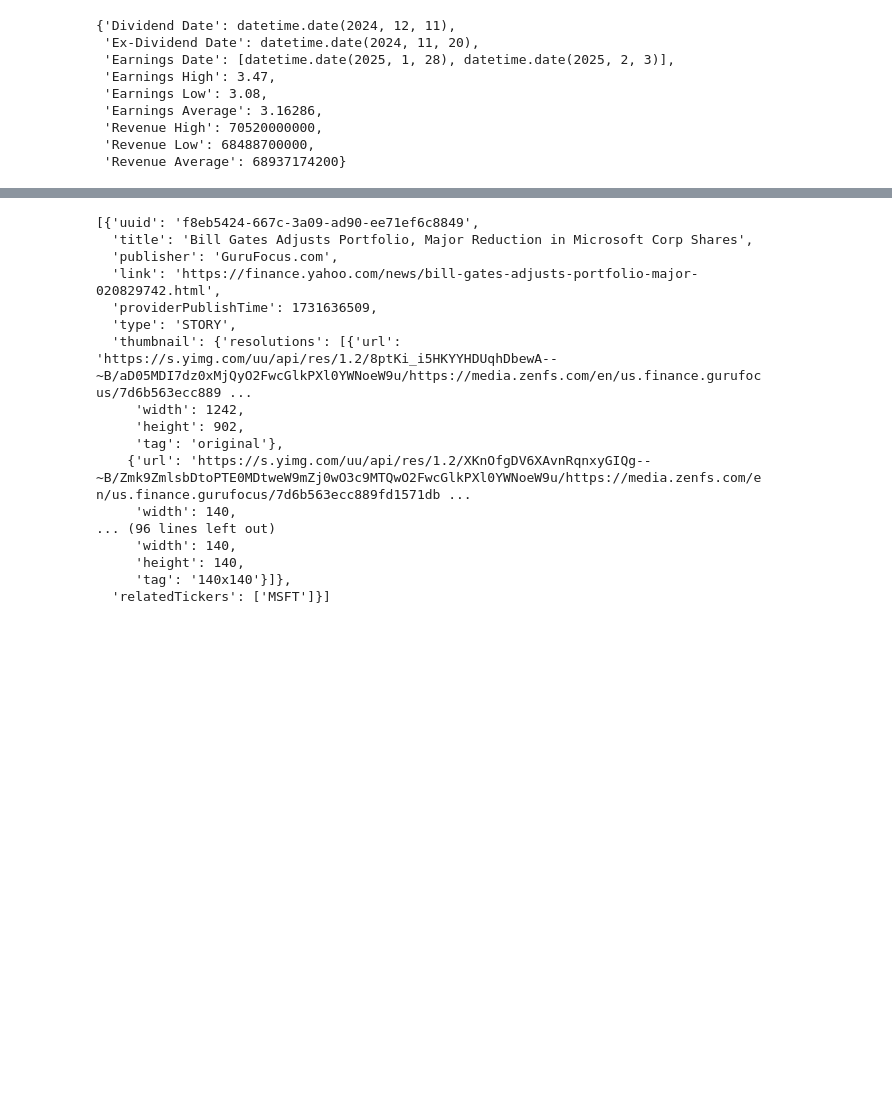
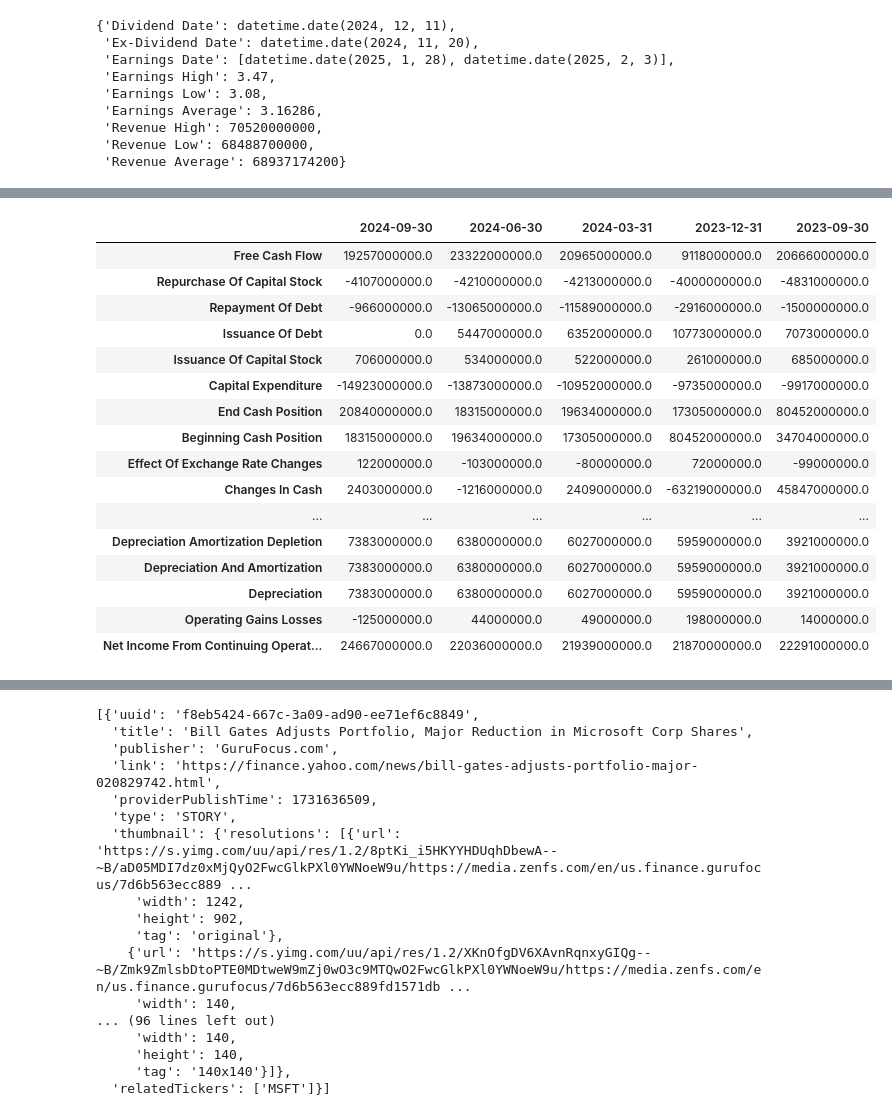
Before and after one commit to AndresR2909/eda_fuenes_datos_anteproyecto, a Jupyter notebook: eda_data_yahoo_finance_v2.ipynb, the cells around one changed output, grey strips where cells are left out. Cells and saved outputs as stored; diff of their text form; code cells hidden in the pictures; blank space fills up the shorter version.

```diff
--- a/eda_data_yahoo_finance_v2.ipynb
+++ b/eda_data_yahoo_finance_v2.ipynb
@@ -352,0 +404,20 @@ AttributeError: 'Ticker' object has no attribute 'quarterly_income_statement'
+# %%
+pd.DataFrame(msft.quarterly_cashflow)
+# %% [output]
+|  | 2024-09-30 | 2024-06-30 | 2024-03-31 | 2023-12-31 | 2023-09-30 |
+| Free Cash Flow | 19257000000.0 | 23322000000.0 | 20965000000.0 | 9118000000.0 | 20666000000.0 |
+| Repurchase Of Capital Stock | -4107000000.0 | -4210000000.0 | -4213000000.0 | -4000000000.0 | -4831000000.0 |
+| Repayment Of Debt | -966000000.0 | -13065000000.0 | -11589000000.0 | -2916000000.0 | -1500000000.0 |
+| Issuance Of Debt | 0.0 | 5447000000.0 | 6352000000.0 | 10773000000.0 | 7073000000.0 |
+| Issuance Of Capital Stock | 706000000.0 | 534000000.0 | 522000000.0 | 261000000.0 | 685000000.0 |
+| Capital Expenditure | -14923000000.0 | -13873000000.0 | -10952000000.0 | -9735000000.0 | -9917000000.0 |
+| End Cash Position | 20840000000.0 | 18315000000.0 | 19634000000.0 | 17305000000.0 | 80452000000.0 |
+| Beginning Cash Position | 18315000000.0 | 19634000000.0 | 17305000000.0 | 80452000000.0 | 34704000000.0 |
+| Effect Of Exchange Rate Changes | 122000000.0 | -103000000.0 | -80000000.0 | 72000000.0 | -99000000.0 |
+| Changes In Cash | 2403000000.0 | -1216000000.0 | 2409000000.0 | -63219000000.0 | 45847000000.0 |
+| ... | ... | ... | ... | ... | ... |
+| Depreciation Amortization Depletion | 7383000000.0 | 6380000000.0 | 6027000000.0 | 5959000000.0 | 3921000000.0 |
+| Depreciation And Amortization | 7383000000.0 | 6380000000.0 | 6027000000.0 | 5959000000.0 | 3921000000.0 |
+| Depreciation | 7383000000.0 | 6380000000.0 | 6027000000.0 | 5959000000.0 | 3921000000.0 |
+| Operating Gains Losses | -125000000.0 | 44000000.0 | 49000000.0 | 198000000.0 | 14000000.0 |
+| Net Income From Continuing Operat... | 24667000000.0 | 22036000000.0 | 21939000000.0 | 21870000000.0 | 22291000000.0 |
```
Also changed, not shown: parts of 6 cells of this notebook.
